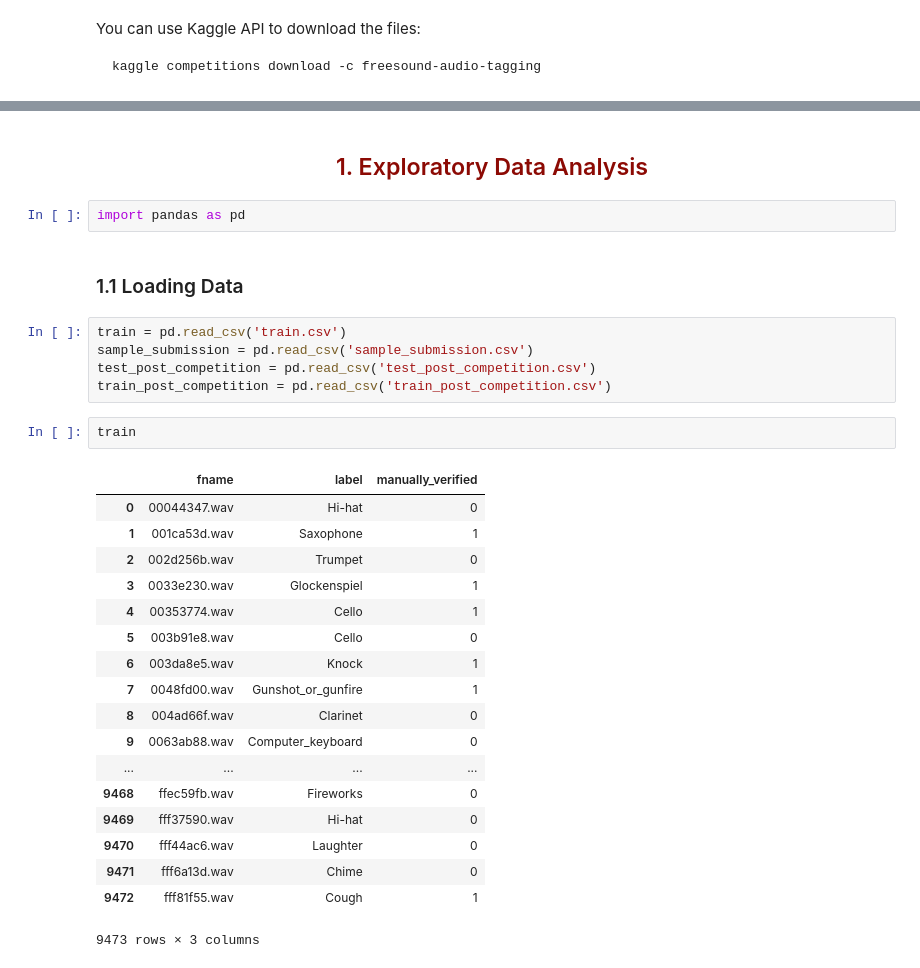
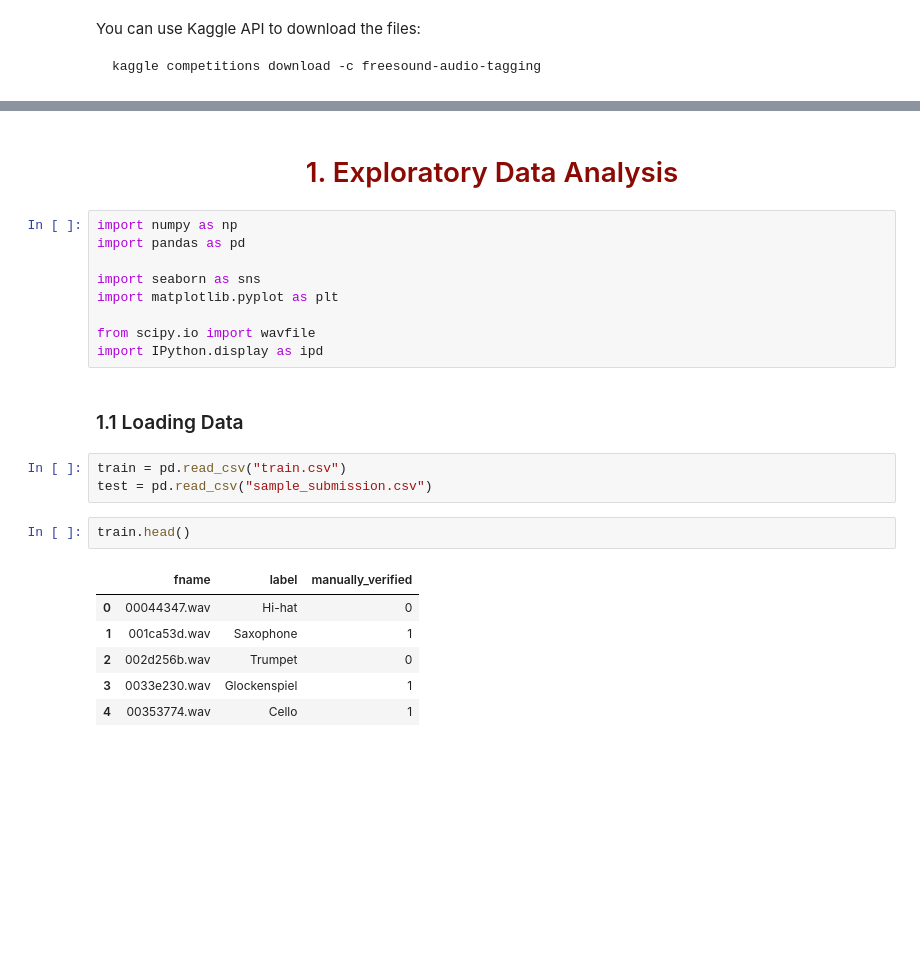
Before and after one commit to grfreitas/Kaggle, a Jupyter notebook: freesound-audio-tagging/audio_tagging_notebook.ipynb, the cells around one changed output, grey strips where cells are left out. Drawn from its saved outputs; the diff is of its cells as text; blank space fills up the shorter version.

```diff
--- a/freesound-audio-tagging/audio_tagging_notebook.ipynb
+++ b/freesound-audio-tagging/audio_tagging_notebook.ipynb
@@ -14,32 +16,25 @@ kaggle competitions download -c freesound-audio-tagging
 # %% [markdown]
-<h2><center><span style="color:#8C0A04">1. Exploratory Data Analysis </span></center></h2>
+<h1><center><span style="color:#8C0A04">1. Exploratory Data Analysis </span></center></h1>
-# %%
-import pandas as pd
+# %%
+import numpy as np
+import pandas as pd
+
+import seaborn as sns
+import matplotlib.pyplot as plt
+
+from scipy.io import wavfile
+import IPython.display as ipd
 # %% [markdown]
 ### 1.1 Loading Data
 # %%
-train = pd.read_csv('train.csv')
-sample_submission = pd.read_csv('sample_submission.csv')
-test_post_competition = pd.read_csv('test_post_competition.csv')
-train_post_competition = pd.read_csv('train_post_competition.csv')
+train = pd.read_csv("train.csv")
+test = pd.read_csv("sample_submission.csv")
 # %%
-train
+train.head()
 # %% [output]
 |  | fname | label | manually_verified |
 | 0 | 00044347.wav | Hi-hat | 0 |
 | 1 | 001ca53d.wav | Saxophone | 1 |
 | 2 | 002d256b.wav | Trumpet | 0 |
 | 3 | 0033e230.wav | Glockenspiel | 1 |
 | 4 | 00353774.wav | Cello | 1 |
-| 5 | 003b91e8.wav | Cello | 0 |
-| 6 | 003da8e5.wav | Knock | 1 |
-| 7 | 0048fd00.wav | Gunshot_or_gunfire | 1 |
-| 8 | 004ad66f.wav | Clarinet | 0 |
-| 9 | 0063ab88.wav | Computer_keyboard | 0 |
-| ... | ... | ... | ... |
-| 9468 | ffec59fb.wav | Fireworks | 0 |
-| 9469 | fff37590.wav | Hi-hat | 0 |
-| 9470 | fff44ac6.wav | Laughter | 0 |
-| 9471 | fff6a13d.wav | Chime | 0 |
-| 9472 | fff81f55.wav | Cough | 1 |
-9473 rows × 3 columns
```
Also changed, not shown: parts of 19 cells of this notebook.
